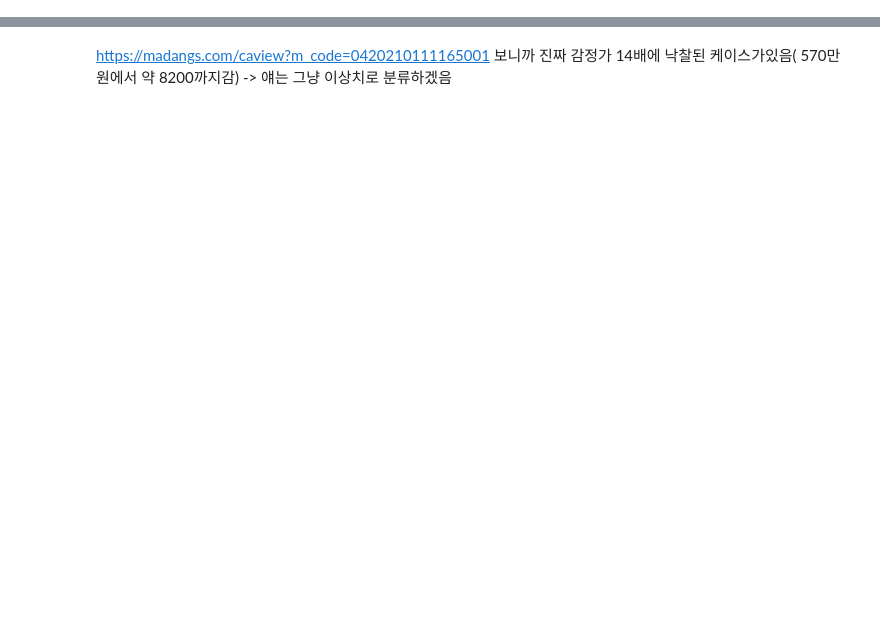
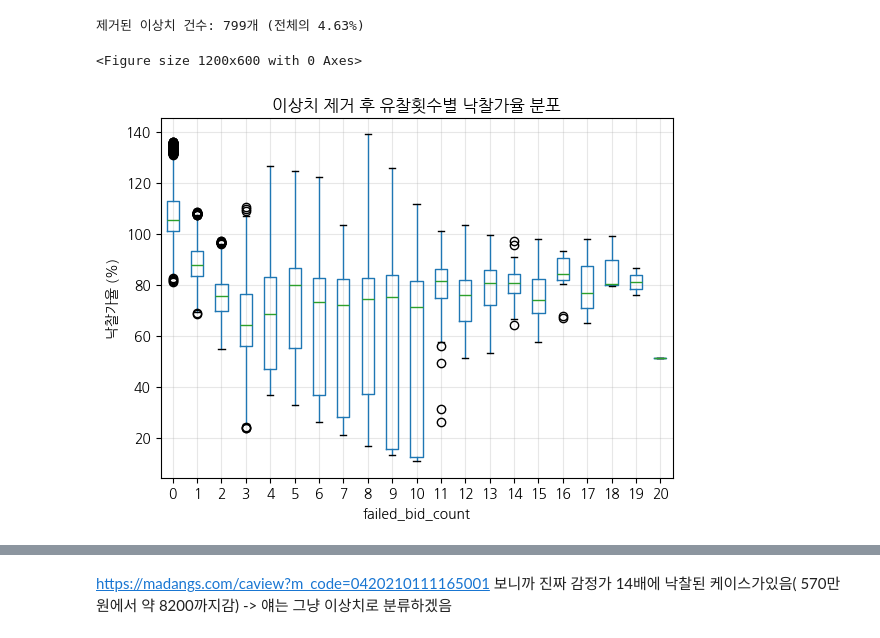
Before and after one commit to nullicat/house-much, a Jupyter notebook: notebooks/seoul_auction_junseo.ipynb, the cells around one changed output, grey strips where cells are left out. Saved outputs shown, nothing was run; the diff lists cells and outputs as text; code cells hidden in the pictures; blank space fills up the shorter version.

```diff
--- a/notebooks/seoul_auction_junseo.ipynb
+++ b/notebooks/seoul_auction_junseo.ipynb
@@ -425,0 +33,6 @@ fc-cache: succeeded
+# %%
+from glob import glob
+source_files = glob("../data/*.csv")
+# %%
+# 3-2. 전체 데이터 통합
+df_all = pd.concat([pd.read_csv(file) for file in source_files])
@@ -425,0 +288,22 @@ fc-cache: succeeded
+# %%
+# ============================================================
+# STEP 6: 탐색적 데이터 분석 (EDA)
+# ============================================================
+
+print("\n" + "=" * 80)
+print("📊 STEP 6: 탐색적 데이터 분석 (EDA)")
+print("=" * 80)
+
+# 6-1. 타겟 변수 확인 (낙찰가율: winning_bid_ratio)
+print("\n[6-1] 타겟 변수 확인: 낙찰가율 (winning_bid_ratio)")
+
+# 낙찰된 데이터만 필터링
+df_sold = df_all[df_all['winning_bid_price'].notna()].copy()
+
+# 만약 winning_bid_ratio가 계산되어 있지 않다면 재계산 (낙찰가 / 감정가)
+if 'winning_bid_ratio' not in df_all.columns:
+    df_sold['winning_bid_ratio'] = (df_sold['winning_bid_price'] / df_sold['appraisal_price'])
+
+print(f"   - 낙찰가율 범위: {df_sold['winning_bid_ratio'].min():.2f} ~ {df_sold['winning_bid_ratio'].max():.2f}")
+print(f"   - 낙찰가율 평균: {df_sold['winning_bid_ratio'].mean():.2f} ({df_sold['winning_bid_ratio'].mean()*100:.1f}%)")
+print(f"   - 낙찰가율 중앙: {df_sold['winning_bid_ratio'].median():.2f} ({df_sold['winning_bid_ratio'].median()*100:.1f}%)")
@@ -749,0 +434,18 @@ m_code: 120200005472001
+# %%
+
+# 이상치 제거 실행
+df_sold_cleaned = remove_auction_outliers(df_sold)
+
+# 제거 후 시각화 확인
+import matplotlib.pyplot as plt
+plt.figure(figsize=(12, 6))
+df_sold_cleaned.boxplot(column='winning_bid_ratio', by='failed_bid_count')
+plt.title('이상치 제거 후 유찰횟수별 낙찰가율 분포')
+plt.suptitle('')
+plt.ylabel('낙찰가율 (%)')
+plt.grid(alpha=0.3)
+plt.show()
+# %% [output]
+제거된 이상치 건수: 799개 (전체의 4.63%)
+<Figure size 1200x600 with 0 Axes>
+[figure, added]
```
Also changed, not shown: parts of 39 cells of this notebook.
